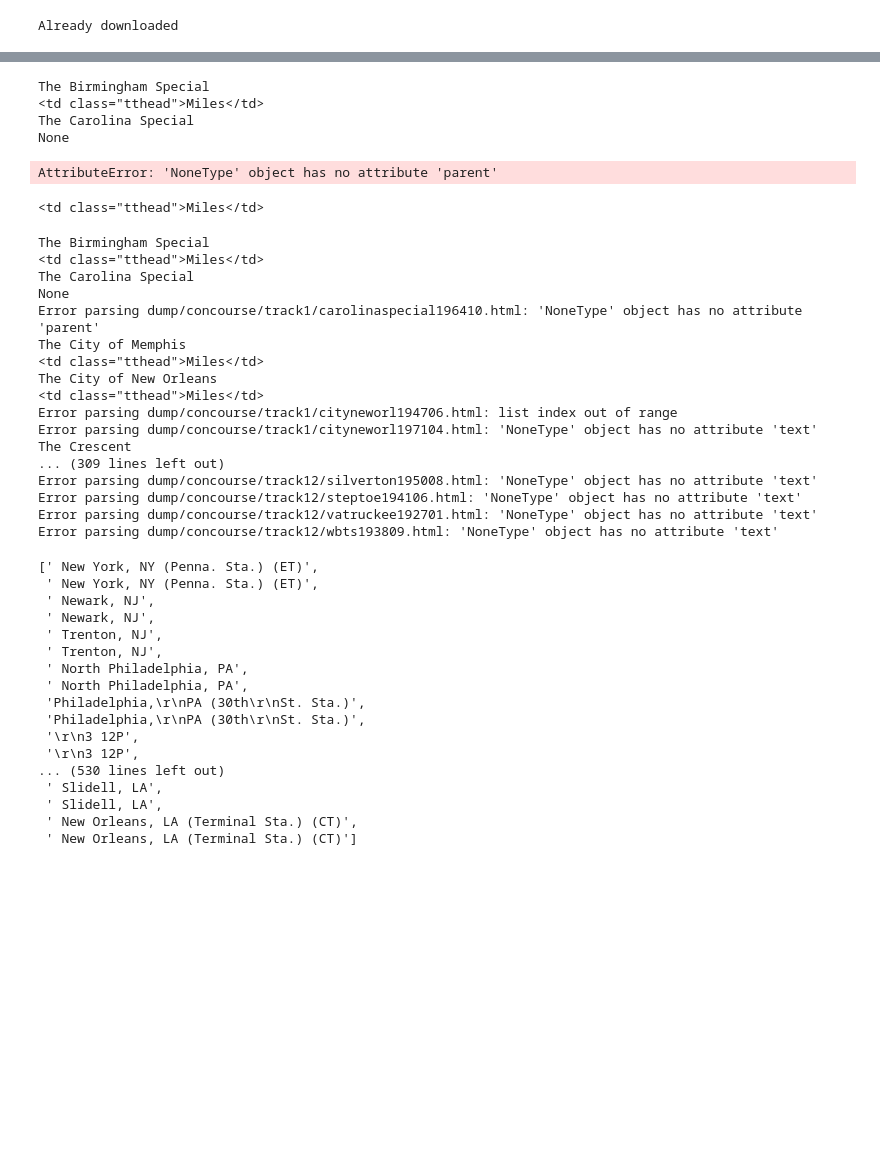
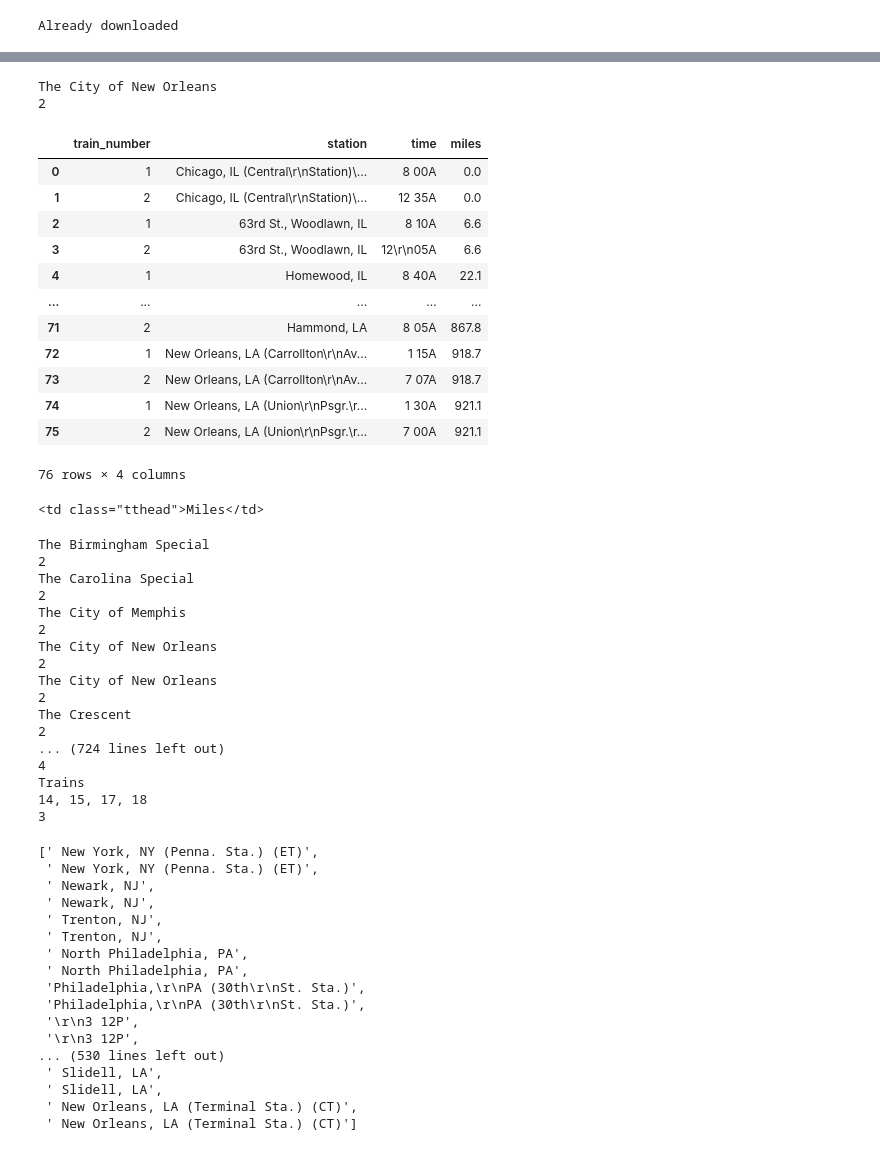
Before and after one commit to ryansdowning/chuggingthroughtime, a Jupyter notebook: backend/scraping/scrape.ipynb, the cells around one changed output, grey strips where cells are left out. Drawn from its saved outputs; the diff is of its cells as text; code cells hidden in the pictures; blank space fills up the shorter version.

```diff
--- a/backend/scraping/scrape.ipynb
+++ b/backend/scraping/scrape.ipynb
@@ -64,54 +84,73 @@ def parse_schedule(schedule_filename):
     with open(schedule_filename, "rb") as f:
         soup = BeautifulSoup(f, "html.parser")
 
-    train_name = soup.find("h1", id="trainname").text
+    train_name = soup.find("h1").text
     print(train_name)
 
     # TODO: Date
     description_element = soup.find('h3', id='rrdate')
     table = soup.find('table')
 
 
     stops = pd.DataFrame(columns=["train_number", "station", "time", "miles"])
 
     rows = table.find_all("tr")
 
-    header_row = table.find("td", string="Miles")
-    print(header_row)
-    for i, header in enumerate(header_row.parent.find_all("td")):
-        if header.text == "Miles":
-            miles_index = i
-            station_index = i + 1
+    heads = table.find_all("td", class_="tthead")
+    for row in heads:
+        if row.text.strip() == "Miles":
+            p = row.parent
+
+            for i, td in enumerate(p.find_all("td")):
+                if td.text.strip() == "Miles":
+                    miles_index = i
+                    station_index = i + 1
+                    print(miles_index)
+                    break
+
+            break
 
     for row in rows:
-
         if row.find("td", class_="trainnum") is not None:
             # TODO: Map train number since they continue off each other
             train_nums = [t.text.strip() for t in row.find_all("td", class_="trainnum")]
             continue
-        if row.find("td", class_="times") is None:
+        # Don't differentiate between departure and arrival time, since they can be on different lines.
+        if row.find("td", class_="times") is None or len(row.find_all("td", class_="times")) != len(train_nums):
             continue
         times = row.find_all("td", class_="times")
 
         miles = row.find_all("td")[miles_index].text
         station = row.find_all("td")[station_index].text
 
         for num, time in zip(train_nums, times):
-            stops = stops._append({"train_number": num, "station": station, "time": time.text.strip(), "miles": miles}, ignore_index=True)
+            stops = stops._append({"train_number": num, "station": station.strip(), "time": time.text.strip(), "miles": miles}, ignore_index=True)
 
     return stops
 
 
 
 
-parse_schedule("dump/concourse/track1/birmspecial194112.html")
+# parse_schedule("dump/concourse/track1/birmspecial194112.html")
 # parse_schedule("dump/concourse/track1/carolinaspecial196410.html")
+# parse_schedule("dump/concourse/track1/cityneworl194706.html")
+parse_schedule("dump/concourse/track1/cityneworl197104.html")
 # %% [output]
-The Birmingham Special
-<td class="tthead">Miles</td>
-The Carolina Special
-None
+The City of New Orleans
+2
+|  | train_number | station | time | miles |
+| 0 | 1 | Chicago, IL (Central\r\nStation)\... | 8 00A | 0.0 |
+| 1 | 2 | Chicago, IL (Central\r\nStation)\... | 12 35A | 0.0 |
+| 2 | 1 | 63rd St., Woodlawn, IL | 8 10A | 6.6 |
+| 3 | 2 | 63rd St., Woodlawn, IL | 12\r\n05A | 6.6 |
+| 4 | 1 | Homewood, IL | 8 40A | 22.1 |
+| ... | ... | ... | ... | ... |
+| 71 | 2 | Hammond, LA | 8 05A | 867.8 |
+| 72 | 1 | New Orleans, LA (Carrollton\r\nAv... | 1 15A | 918.7 |
+| 73 | 2 | New Orleans, LA (Carrollton\r\nAv... | 7 07A | 918.7 |
+| 74 | 1 | New Orleans, LA (Union\r\nPsgr.\r... | 1 30A | 921.1 |
+| 75 | 2 | New Orleans, LA (Union\r\nPsgr.\r... | 7 00A | 921.1 |
-AttributeError: 'NoneType' object has no attribute 'parent'
+76 rows × 4 columns
 # %%
 # %% [output]
 <td class="tthead">Miles</td>
@@ -125,22 +164,22 @@ for file in all_train_files:
         continue
 # %% [output]
 The Birmingham Special
-<td class="tthead">Miles</td>
+2
 The Carolina Special
-None
-Error parsing dump/concourse/track1/carolinaspecial196410.html: 'NoneType' object has no attribute 'parent'
+2
 The City of Memphis
-<td class="tthead">Miles</td>
+2
 The City of New Orleans
-<td class="tthead">Miles</td>
-Error parsing dump/concourse/track1/cityneworl194706.html: list index out of range
-Error parsing dump/concourse/track1/cityneworl197104.html: 'NoneType' object has no attribute 'text'
+2
+The City of New Orleans
+2
 The Crescent
-... (309 lines left out)
-Error parsing dump/concourse/track12/silverton195008.html: 'NoneType' object has no attribute 'text'
-Error parsing dump/concourse/track12/steptoe194106.html: 'NoneType' object has no attribute 'text'
-Error parsing dump/concourse/track12/vatruckee192701.html: 'NoneType' object has no attribute 'text'
-Error parsing dump/concourse/track12/wbts193809.html: 'NoneType' object has no attribute 'text'
+2
+... (724 lines left out)
+4
+Trains
+14, 15, 17, 18
+3
 # %%
 stations
 # %% [output]
```
Also changed, not shown: parts of 1 cell of this notebook.
